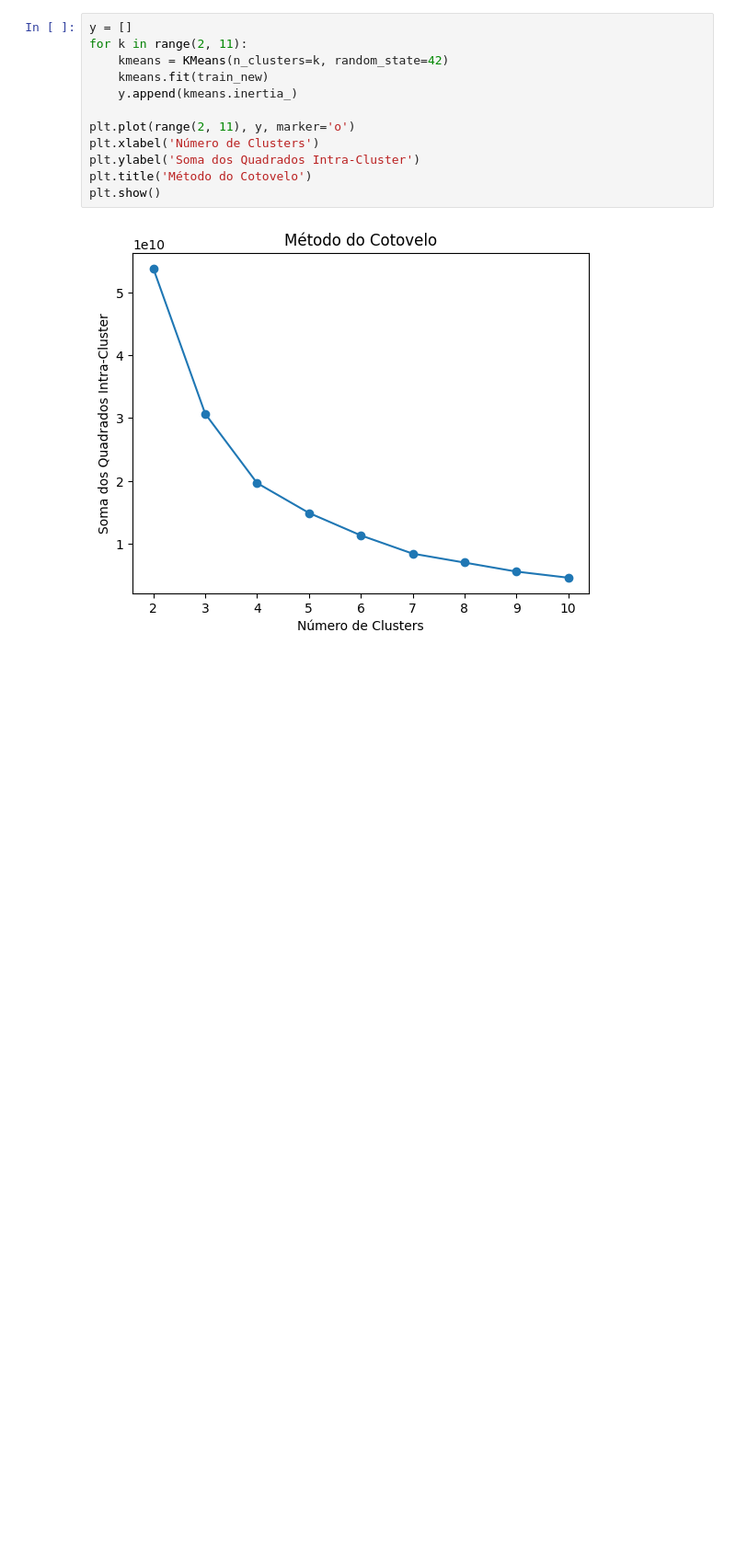
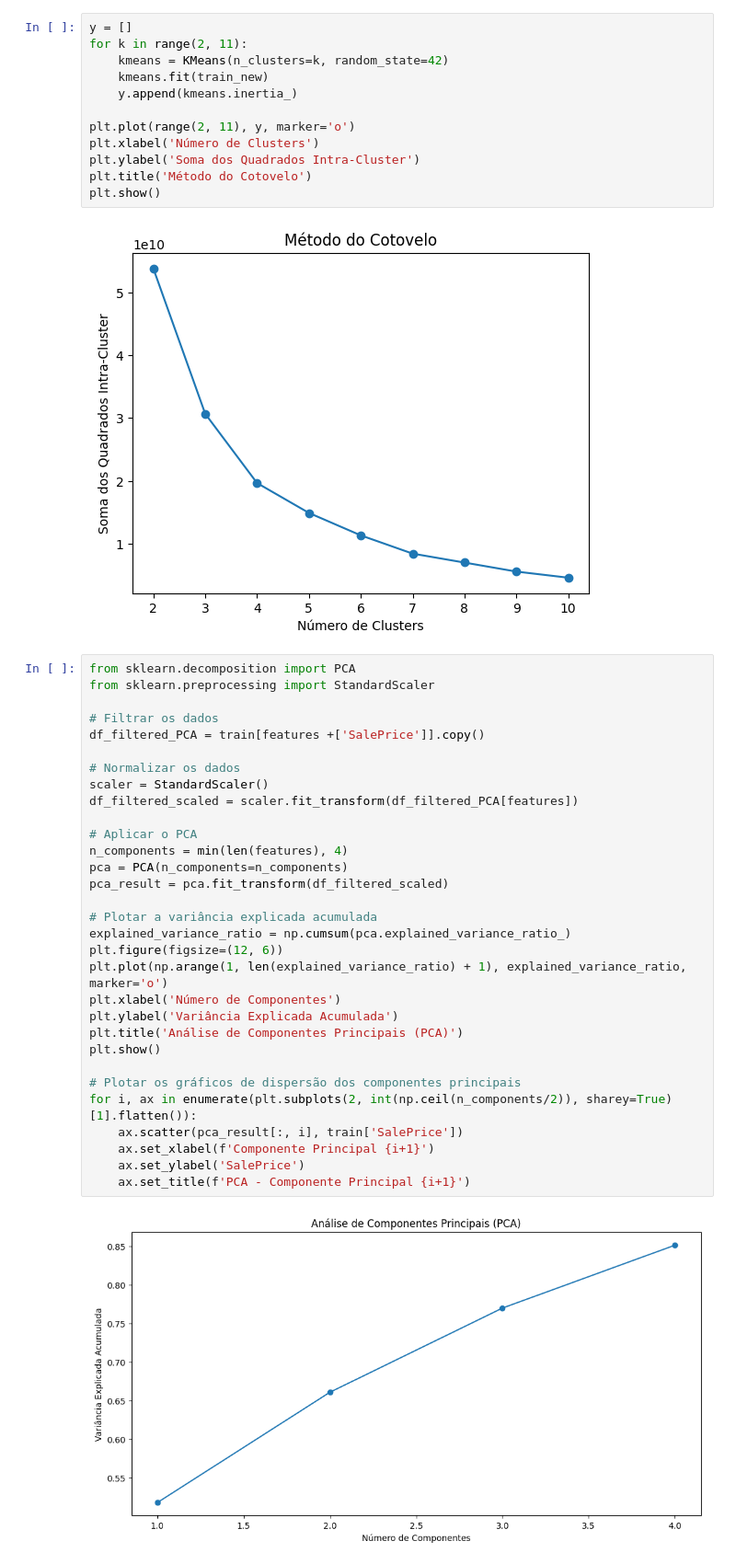
Before and after one commit to DanielMarinhoFerreira/C3, a Jupyter notebook: Avaliacao_-_C3.ipynb, the cells around one changed output. Shown at 92% size. Saved outputs shown, nothing was run; the diff lists cells and outputs as text; blank space fills up the shorter version.

```diff
--- a/Avaliacao_-_C3.ipynb
+++ b/Avaliacao_-_C3.ipynb
@@ -367,3 +385,36 @@ plt.title('Método do Cotovelo')
 plt.show()
 # %% [output]
 [figure]
+# %%
+from sklearn.decomposition import PCA
+from sklearn.preprocessing import StandardScaler
+
+# Filtrar os dados
+df_filtered_PCA = train[features +['SalePrice']].copy()
+
+# Normalizar os dados
+scaler = StandardScaler()
+df_filtered_scaled = scaler.fit_transform(df_filtered_PCA[features])
+
+# Aplicar o PCA
+n_components = min(len(features), 4)
+pca = PCA(n_components=n_components)
+pca_result = pca.fit_transform(df_filtered_scaled)
+
+# Plotar a variância explicada acumulada
+explained_variance_ratio = np.cumsum(pca.explained_variance_ratio_)
+plt.figure(figsize=(12, 6))
+plt.plot(np.arange(1, len(explained_variance_ratio) + 1), explained_variance_ratio, marker='o')
+plt.xlabel('Número de Componentes')
+plt.ylabel('Variância Explicada Acumulada')
+plt.title('Análise de Componentes Principais (PCA)')
+plt.show()
+
+# Plotar os gráficos de dispersão dos componentes principais
+for i, ax in enumerate(plt.subplots(2, int(np.ceil(n_components/2)), sharey=True)[1].flatten()):
+    ax.scatter(pca_result[:, i], train['SalePrice'])
+    ax.set_xlabel(f'Componente Principal {i+1}')
+    ax.set_ylabel('SalePrice')
+    ax.set_title(f'PCA - Componente Principal {i+1}')
+# %% [output]
+[figure, added]
```
Also changed, not shown: parts of 7 cells of this notebook.
